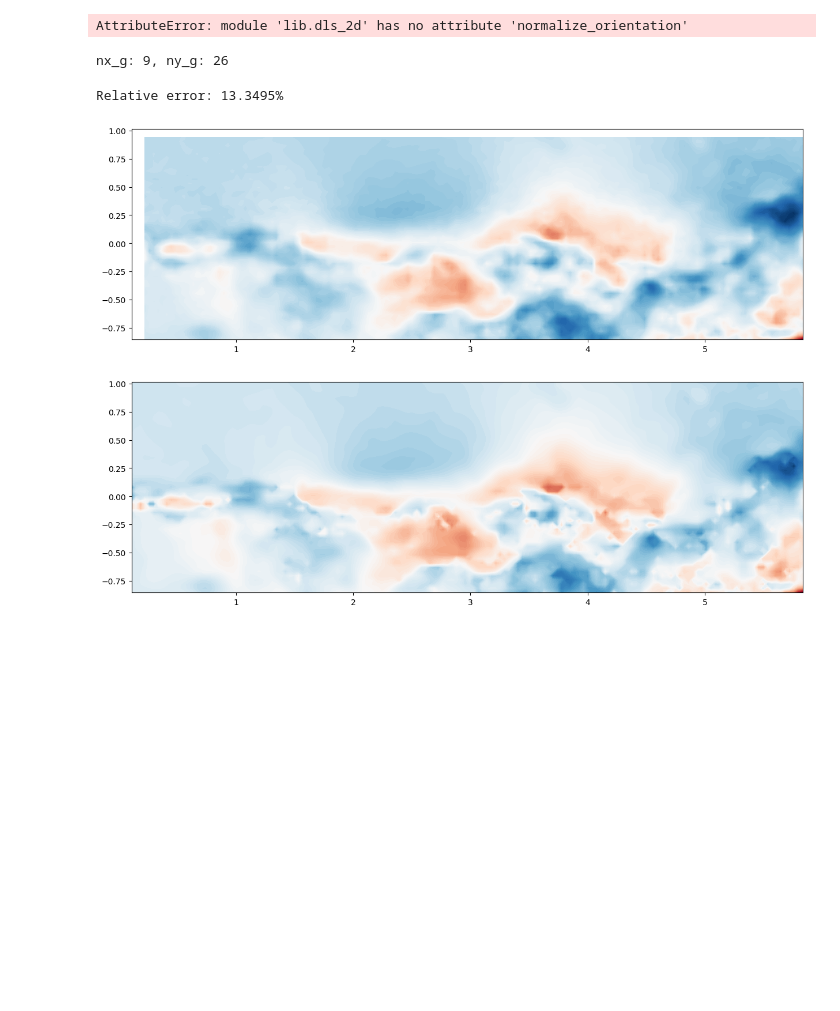
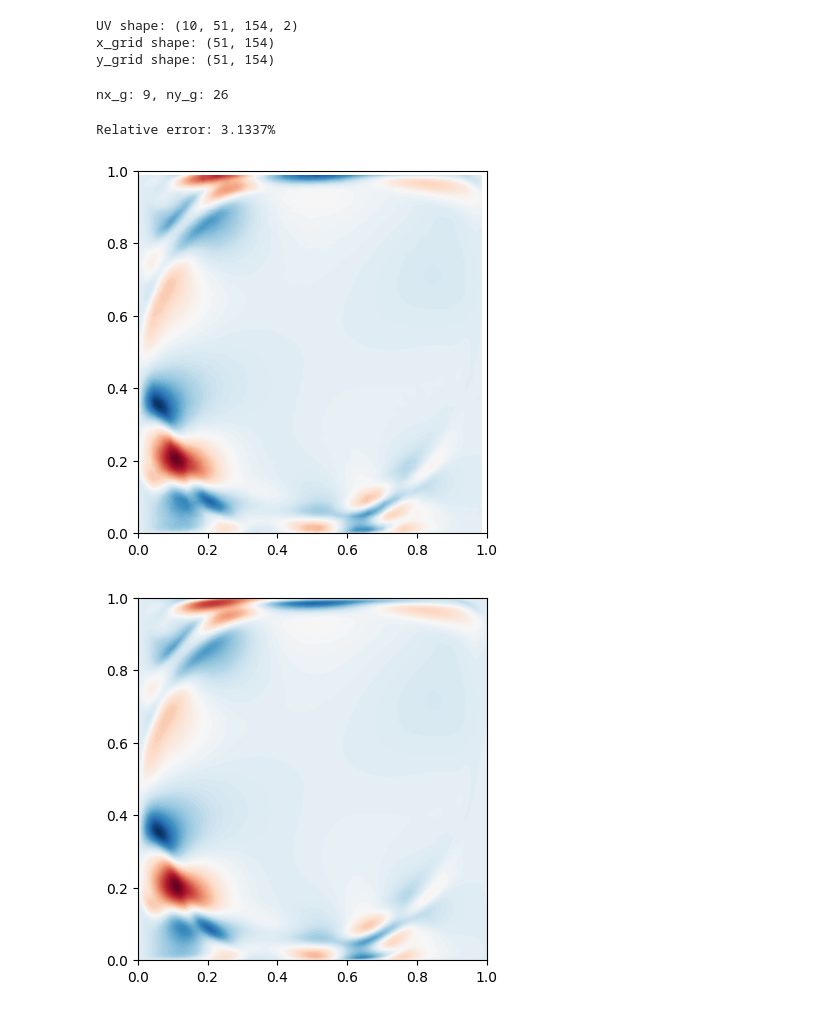
Before and after one commit to morton311/carrier_dls, a Jupyter notebook: test_notebook.ipynb, the cells around one changed output. Cells and saved outputs as stored; diff of their text form; code cells hidden in the pictures; blank space fills up the shorter version.

```diff
--- a/test_notebook.ipynb
+++ b/test_notebook.ipynb
@@ -5,8 +5,8 @@ import lib.dls_2d as dls
 import matplotlib.pyplot as plt
 import importlib
 # %%
-filename = 'data/Challenge2_1_train.h5'
-# filename = 'data/ldc_15k.h5'
+# filename = 'data/Challenge2_1_train.h5'
+filename = 'data/ldc_15k.h5'
 
 with h5py.File(filename, 'r') as f:
     input_dict = {
@@ -21,10 +21,12 @@ y_grid = input_dict['y_grid']
 print(f"UV shape: {input_dict['UV'].shape}")
 print(f"x_grid shape: {input_dict['x_grid'].shape}")
 print(f"y_grid shape: {input_dict['y_grid'].shape}")
-patch_size = 13
-num_modes = 10
+patch_size = 49
+num_modes = 5
 # %% [output]
-AttributeError: module 'lib.dls_2d' has no attribute 'normalize_orientation'
+UV shape: (10, 51, 154, 2)
+x_grid shape: (51, 154)
+y_grid shape: (51, 154)
 # %%
 importlib.reload(dls)
 latent_config, dof_u, dof_v = dls.gfem_compress_flexible(data_source=input_dict,
@@ -43,31 +45,31 @@ Q_rec = dls.gfem_recon_flexible(config=latent_config, dof_u=dof_u, dof_v=dof_v,
 # %%
 Q_true = input_dict['UV'][:, :, :] - input_dict['mean'][None, :]
 
 error = np.linalg.norm(Q_true[:, :nx_t, :ny_t] - Q_rec) / np.linalg.norm(Q_true[:, :nx_t, :ny_t])
 print(f"Relative error: {100*error:.4f}%")
 
 xlim = (x_grid.min(), x_grid.max())
 ylim = (y_grid.min(), y_grid.max())
 domain_aspect = (xlim[1]-xlim[0])/(ylim[1]-ylim[0])
 
 fig_width = 4
 fig_height = fig_width*domain_aspect
 
 plt.figure(constrained_layout=True, figsize=(fig_height, fig_width))
 plt.contourf(x_grid_t, y_grid_t, Q_rec[-1, :, :, 0], levels=100, cmap='RdBu_r')
-plt.xlim(xlim)
-plt.ylim(ylim)
+plt.xlim(y_lim)
+plt.ylim(xlim)
 plt.show()
 
 plt.figure(constrained_layout=True, figsize=(fig_height, fig_width))
 plt.contourf(x_grid, y_grid, Q_true[-1, :, :, 0], levels=100, cmap='RdBu_r')
-plt.xlim(xlim)
-plt.ylim(ylim)
+plt.xlim(y_lim)
+plt.ylim(xlim)
 plt.show()
 # %% [output]
-Relative error: 13.3495%
+Relative error: 3.1337%
-[figure, old version]
+[figure, new version]
-[figure, old version]
+[figure, new version]
 # %%
 # modes_vec = dls.Modal_decomp(Q_true[0, :, :, 0], patch_size)
 # x_grid = input_dict['x_grid'][:patch_size, :patch_size]
```
Also changed, not shown: parts of 4 cells of this notebook, 7 other files.
